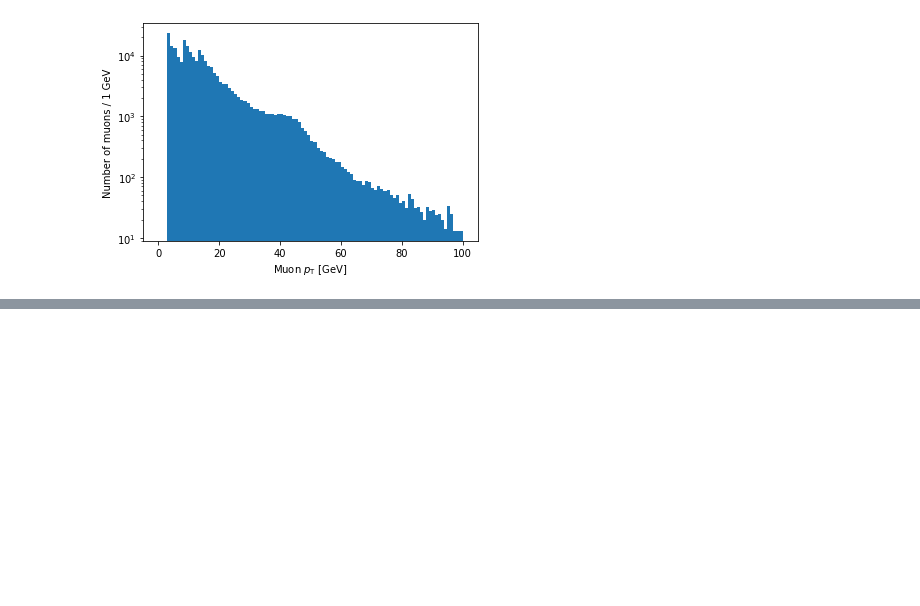
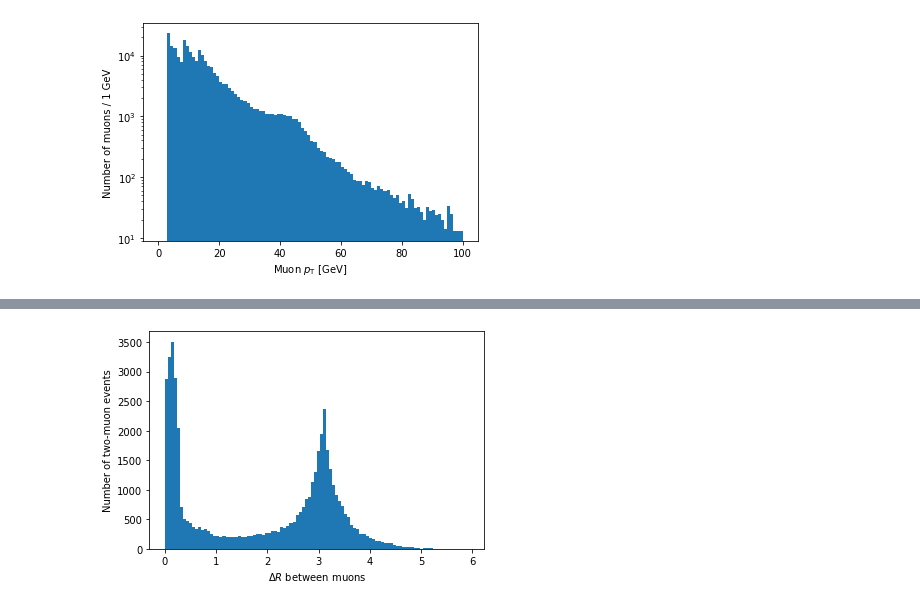
Before and after one commit to mghasemi19/TopFC, a Jupyter notebook: BDT_weight/uproot_tut.ipynb, the cells around one changed output, grey strips where cells are left out. Cells and saved outputs as stored; diff of their text form; code cells hidden in the pictures; blank space fills up the shorter version.

```diff
--- a/BDT_weight/uproot_tut.ipynb
+++ b/BDT_weight/uproot_tut.ipynb
@@ -106,0 +185,14 @@ print(len(branches['Muon_pt']))  # or any of the other branches...)
+# %%
+# Getting Physics-Relevant Information
+two_muons_mask = branches['nMuon'] == 2
+muon_p4 = vector.zip({'pt': branches['Muon_pt'], 'eta': branches['Muon_eta'], 'phi': branches['Muon_phi'], 'mass': branches['Muon_mass']})
+print(type(muon_p4))
+two_muons_p4 = muon_p4[two_muons_mask]
+print(len(two_muons_p4))
+
+print(muon_p4[5].tolist())
+print(two_muons_p4[5].tolist())
+
+print(two_muons_p4[5].mass)
+print(two_muons_p4[5].pt)
+print(two_muons_p4[5].eta)
@@ -106,0 +207,12 @@ print(len(branches['Muon_pt']))  # or any of the other branches...)
+# %%
+# Delta R
+first_muon_p4 = two_muons_p4[:,0]
+second_muon_p4 = two_muons_p4[:,1]
+first_muon_p4.deltaR(second_muon_p4)
+
+plt.hist(first_muon_p4.deltaR(second_muon_p4), bins=100)
+plt.xlabel('$\Delta R$ between muons')
+plt.ylabel('Number of two-muon events')
+plt.show()
+# %% [output]
+[figure, added]
```
Also changed, not shown: parts of 11 cells of this notebook.
